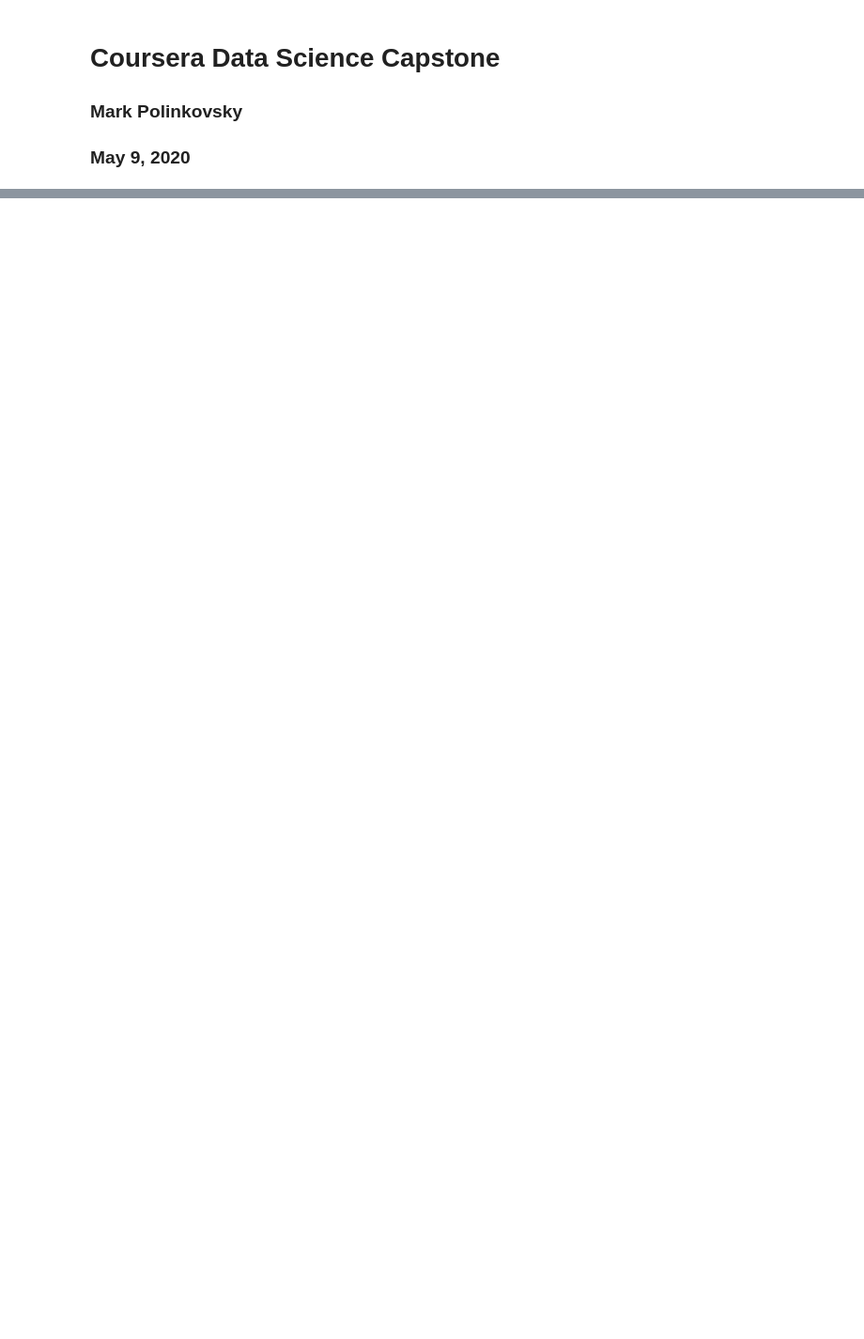
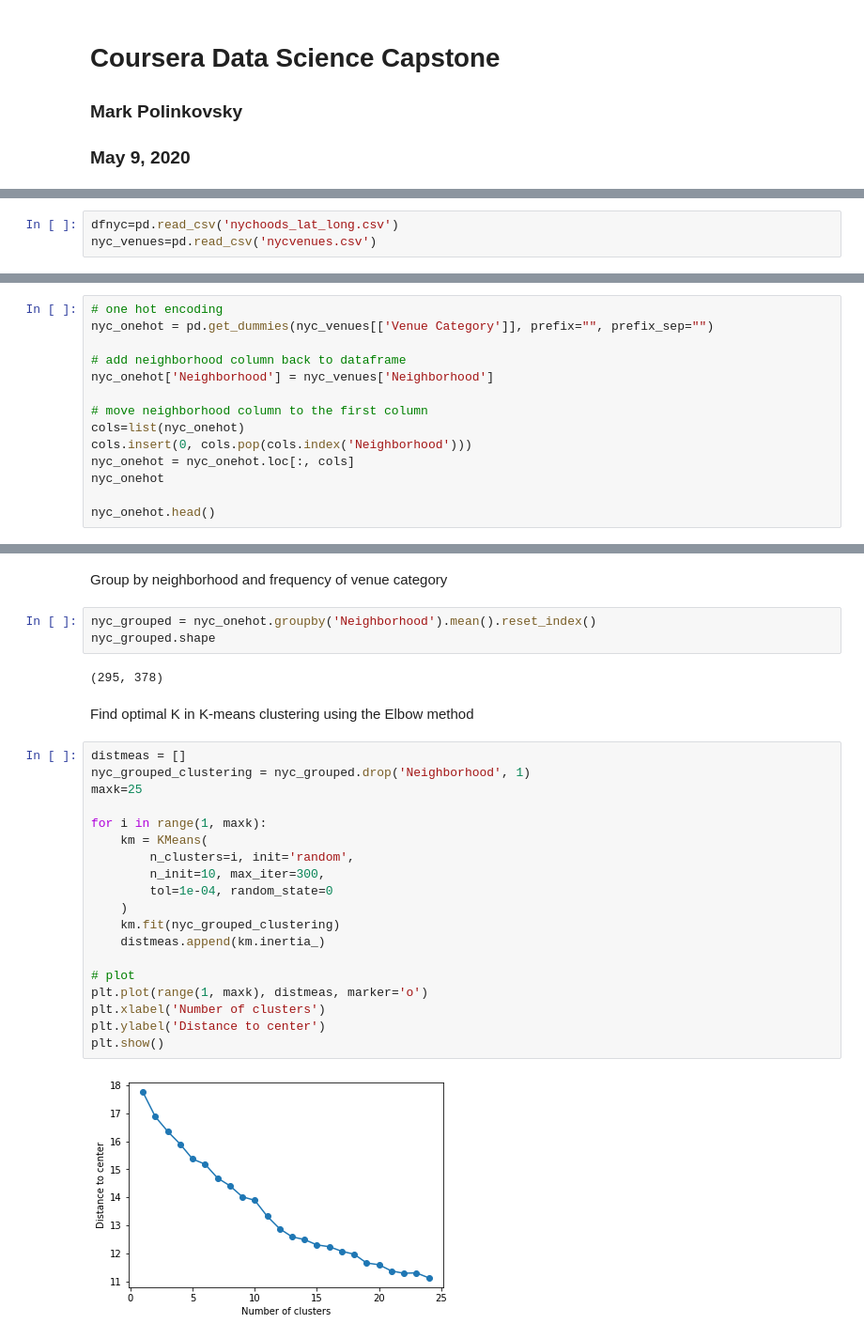
Before and after one commit to polinkov/DataScienceCapstone, a Jupyter notebook: Capstone Project.ipynb, the cells around one changed output, grey strips where cells are left out. Shown at 94% size. Cells and saved outputs as stored; diff of their text form; blank space fills up the shorter version.

```diff
--- a/Capstone Project.ipynb
+++ b/Capstone Project.ipynb
@@ -15,0 +239,3 @@ The new city's neighborhoods will be clustered using k-means clustering, based o
+# %%
+dfnyc=pd.read_csv('nychoods_lat_long.csv')
+nyc_venues=pd.read_csv('nycvenues.csv')
@@ -15,0 +358,14 @@ The new city's neighborhoods will be clustered using k-means clustering, based o
+# %%
+# one hot encoding
+nyc_onehot = pd.get_dummies(nyc_venues[['Venue Category']], prefix="", prefix_sep="")
+
+# add neighborhood column back to dataframe
+nyc_onehot['Neighborhood'] = nyc_venues['Neighborhood']
+
+# move neighborhood column to the first column
+cols=list(nyc_onehot)
+cols.insert(0, cols.pop(cols.index('Neighborhood')))
+nyc_onehot = nyc_onehot.loc[:, cols]
+nyc_onehot
+
+nyc_onehot.head()
@@ -15,0 +379,30 @@ The new city's neighborhoods will be clustered using k-means clustering, based o
+# %% [markdown]
+Group by neighborhood and frequency of venue category
+# %%
+nyc_grouped = nyc_onehot.groupby('Neighborhood').mean().reset_index()
+nyc_grouped.shape
+# %% [output]
+(295, 378)
+# %% [markdown]
+Find optimal K in K-means clustering using the Elbow method
+# %%
+distmeas = []
+nyc_grouped_clustering = nyc_grouped.drop('Neighborhood', 1)
+maxk=25
+
+for i in range(1, maxk):
+    km = KMeans(
+        n_clusters=i, init='random',
+        n_init=10, max_iter=300,
+        tol=1e-04, random_state=0
+    )
+    km.fit(nyc_grouped_clustering)
+    distmeas.append(km.inertia_)
+
+# plot
+plt.plot(range(1, maxk), distmeas, marker='o')
+plt.xlabel('Number of clusters')
+plt.ylabel('Distance to center')
+plt.show()
+# %% [output]
+[figure, added]
```
Also changed, not shown: parts of 65 cells of this notebook, 2 other files.
